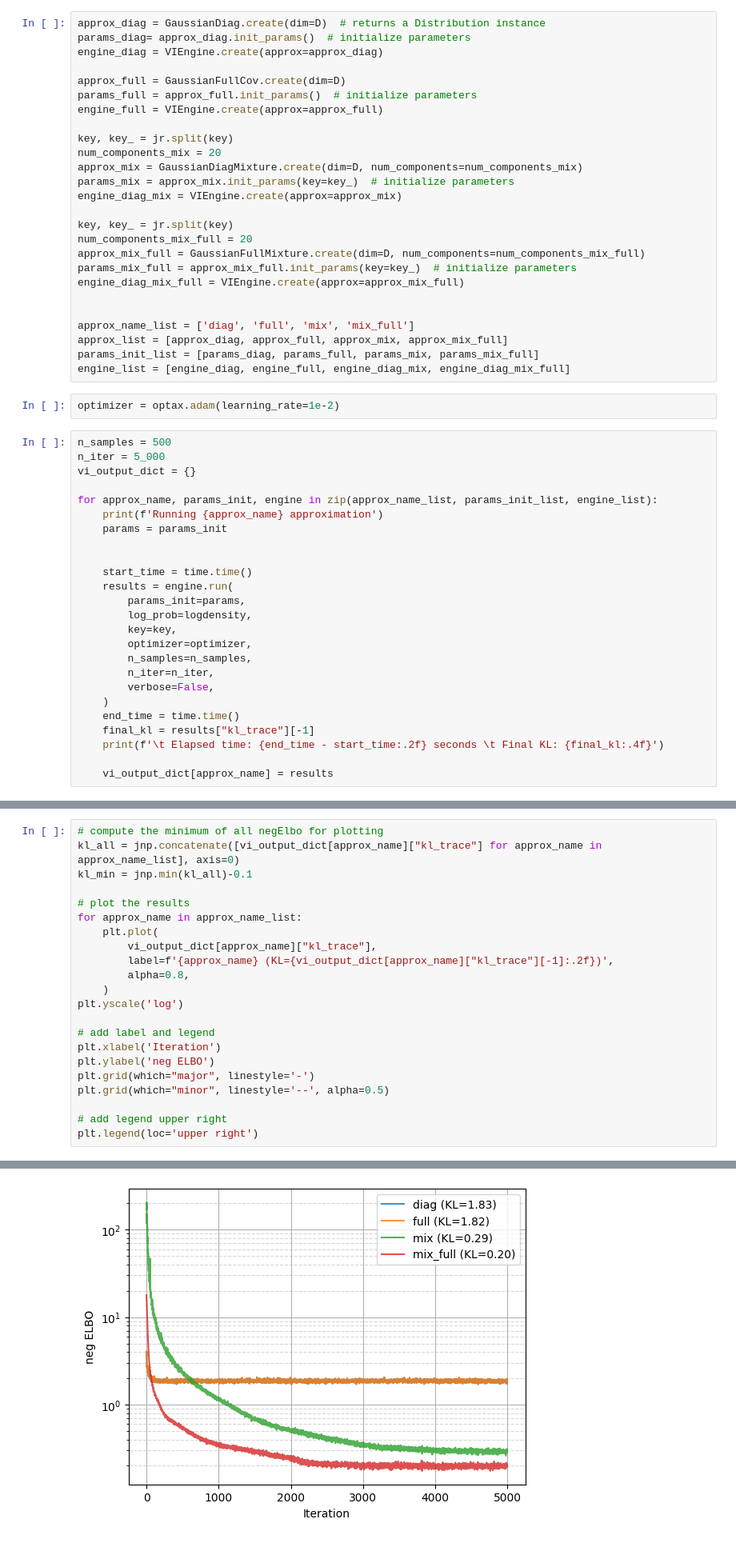
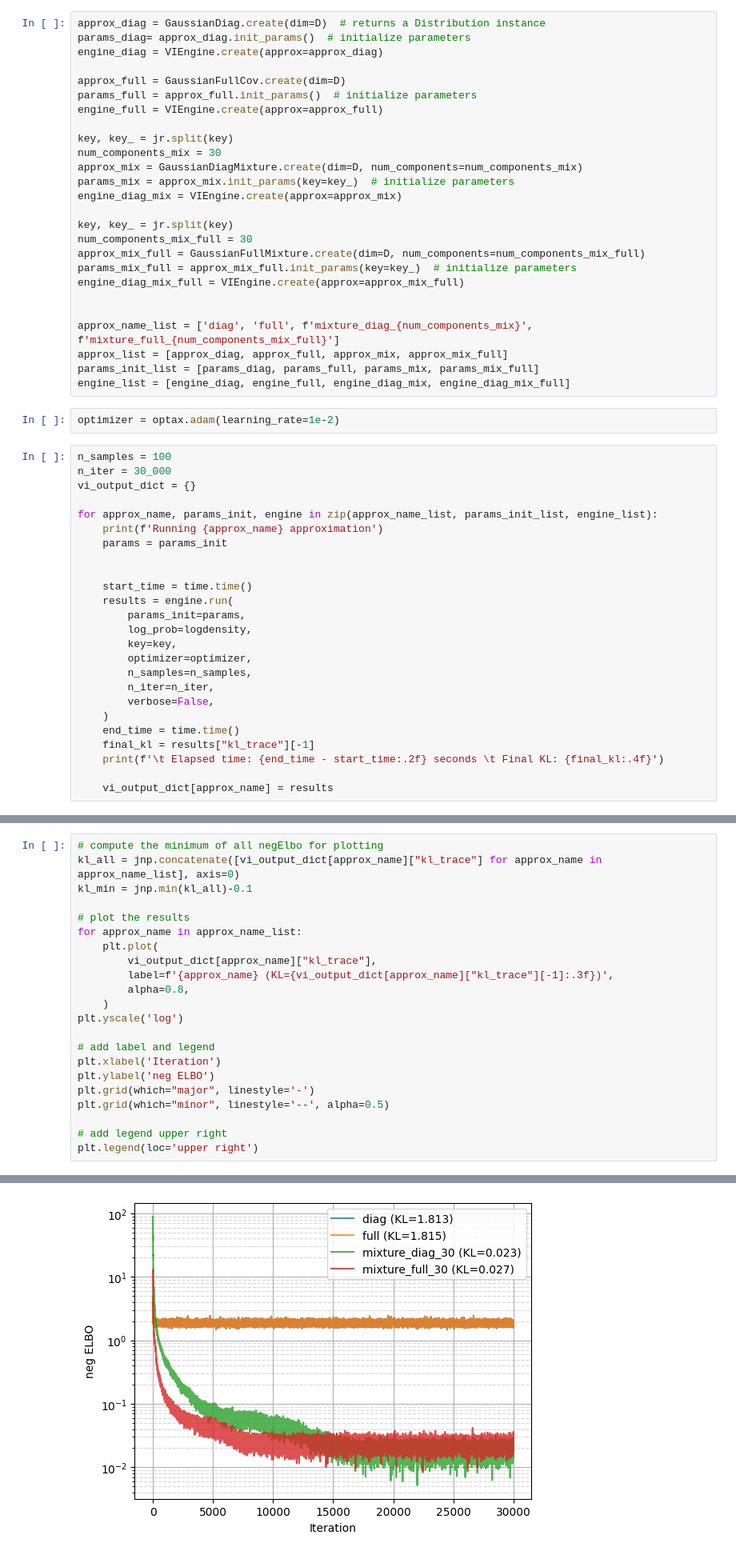
Before and after one commit to alexxthiery/mcjax, a Jupyter notebook: notebooks/variational/Funnel_vi_10dim.ipynb, the cells around one changed output, grey strips where cells are left out. Shown at 80% size. Cells and saved outputs as stored; diff of their text form.

```diff
--- a/notebooks/variational/Funnel_vi_10dim.ipynb
+++ b/notebooks/variational/Funnel_vi_10dim.ipynb
@@ -44,27 +41,27 @@ params_full = approx_full.init_params()  # initialize parameters
 engine_full = VIEngine.create(approx=approx_full)
 
 key, key_ = jr.split(key)
-num_components_mix = 20
+num_components_mix = 30
 approx_mix = GaussianDiagMixture.create(dim=D, num_components=num_components_mix)
 params_mix = approx_mix.init_params(key=key_)  # initialize parameters
 engine_diag_mix = VIEngine.create(approx=approx_mix)
 
 key, key_ = jr.split(key)
-num_components_mix_full = 20
+num_components_mix_full = 30
 approx_mix_full = GaussianFullMixture.create(dim=D, num_components=num_components_mix_full)
 params_mix_full = approx_mix_full.init_params(key=key_)  # initialize parameters
 engine_diag_mix_full = VIEngine.create(approx=approx_mix_full)
 
 
-approx_name_list = ['diag', 'full', 'mix', 'mix_full']
+approx_name_list = ['diag', 'full', f'mixture_diag_{num_components_mix}', f'mixture_full_{num_components_mix_full}']
 approx_list = [approx_diag, approx_full, approx_mix, approx_mix_full]
 params_init_list = [params_diag, params_full, params_mix, params_mix_full]
 engine_list = [engine_diag, engine_full, engine_diag_mix, engine_diag_mix_full]
 # %%
 optimizer = optax.adam(learning_rate=1e-2)
 # %%
-n_samples = 500
-n_iter = 5_000
+n_samples = 100
+n_iter = 30_000
 vi_output_dict = {}
 
 for approx_name, params_init, engine in zip(approx_name_list, params_init_list, engine_list):
@@ -99,25 +96,25 @@ Running mix_full approximation
 # %%
 # compute the minimum of all negElbo for plotting
 kl_all = jnp.concatenate([vi_output_dict[approx_name]["kl_trace"] for approx_name in approx_name_list], axis=0)
 kl_min = jnp.min(kl_all)-0.1
 
 # plot the results
 for approx_name in approx_name_list:
     plt.plot(
         vi_output_dict[approx_name]["kl_trace"],
-        label=f'{approx_name} (KL={vi_output_dict[approx_name]["kl_trace"][-1]:.2f})',
+        label=f'{approx_name} (KL={vi_output_dict[approx_name]["kl_trace"][-1]:.3f})',
         alpha=0.8,
     )
 plt.yscale('log')
 
 # add label and legend
 plt.xlabel('Iteration')
 plt.ylabel('neg ELBO')
 plt.grid(which="major", linestyle='-')
 plt.grid(which="minor", linestyle='--', alpha=0.5)
 
 # add legend upper right
 plt.legend(loc='upper right')
 # %% [output]
 <matplotlib.legend.Legend at 0x...>
-[figure, old version]
+[figure, new version]
```
Also changed, not shown: parts of 3 cells of this notebook, 2 other files.
